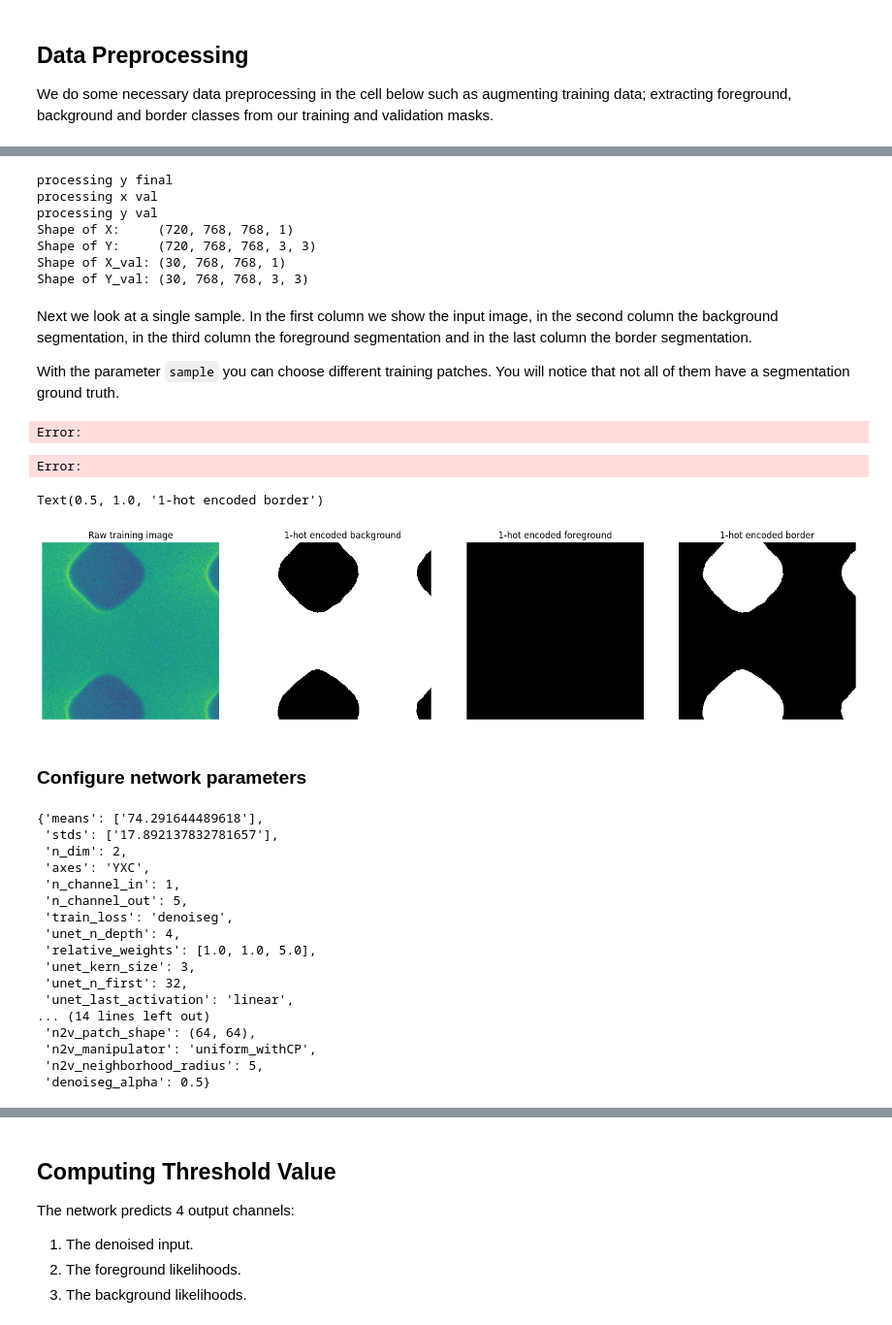
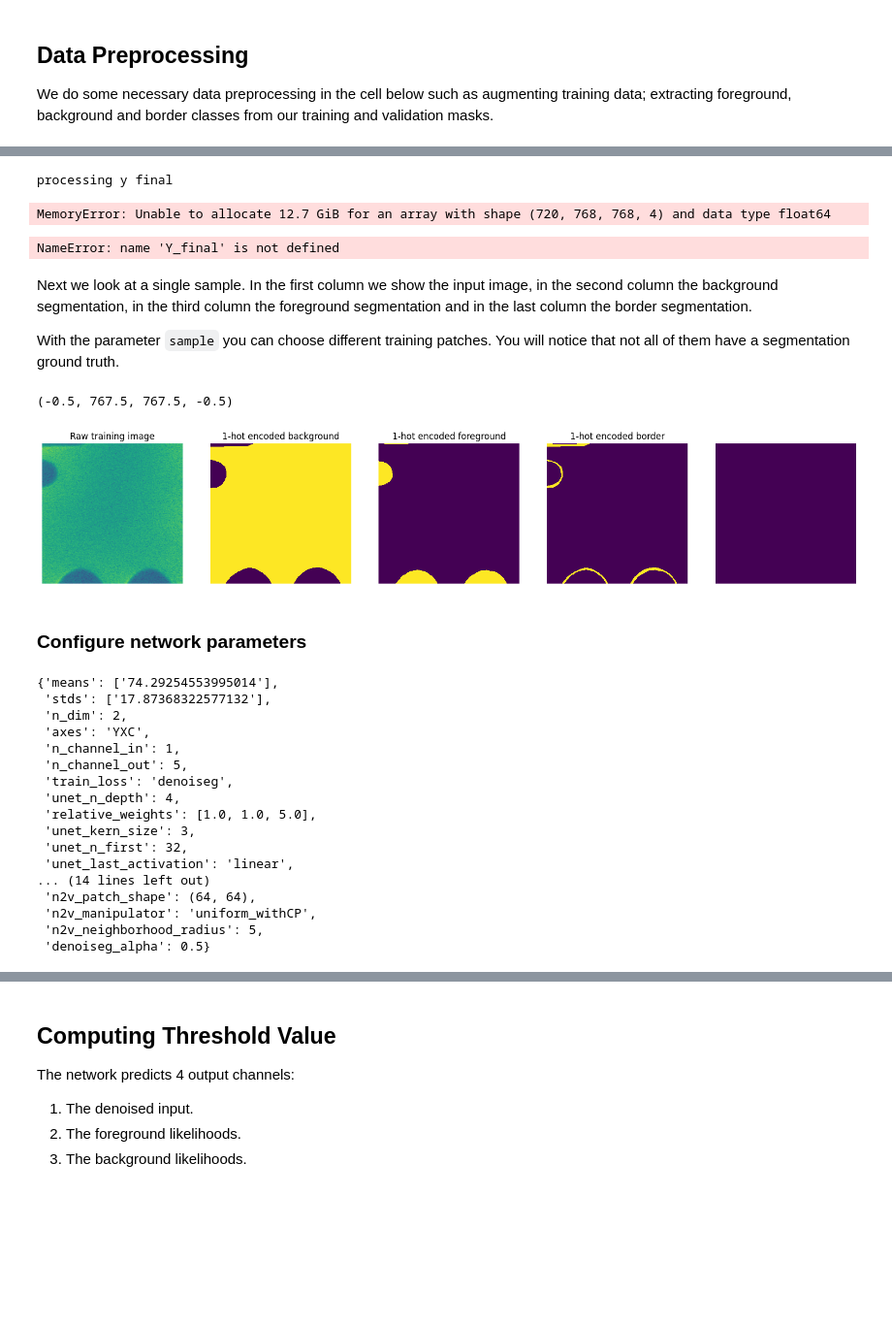
Before and after one commit to sadevans/DenoiSeg, a Jupyter notebook: SBER_YourOwnData_v1.ipynb, the cells around one changed output, grey strips where cells are left out. Shown at 97% size. Saved outputs shown, nothing was run; the diff lists cells and outputs as text; code cells hidden in the pictures; blank space fills up the shorter version.

```diff
--- a/SBER_YourOwnData_v1.ipynb
+++ b/SBER_YourOwnData_v1.ipynb
@@ -62,8 +128,8 @@ image = cv2.imread('./data/cvat_g123/Tile_001-002-000_0-000.png', 3)
 # %% [markdown]
 Here we create zero images for those training and validation images for which segmentation masks are not present. Then we use these zero images along with the images for which segmentation annotations are available for training the DenoiSeg network.
 # %%
-blank_images_train = np.zeros((train_images.shape[0]-available_train_masks.shape[0], available_train_masks.shape[1], available_train_masks.shape[2], available_train_masks.shape[3]))
-blank_images_val = np.zeros((val_images.shape[0]-available_val_masks.shape[0], available_val_masks.shape[1], available_val_masks.shape[2], available_val_masks.shape[3]))
+blank_images_train = np.zeros((len(train_images)-len(available_train_masks), available_train_masks[0].shape[0], available_train_masks[0].shape[1]))
+blank_images_val = np.zeros((len(val_images)-len(available_val_masks), available_val_masks[0].shape[0], available_val_masks[0].shape[1]))
 blank_images_train = blank_images_train.astype("uint16")
 blank_images_val = blank_images_val.astype("uint16")
 
@@ -78,3 +144,10 @@ plot(100, train_images, train_masks, 'train')
 # %% [markdown]
 ## Data Preprocessing
 We do some necessary data preprocessing in the cell below such as augmenting training data; extracting foreground, background and border classes from our training and validation masks.
+# %%
+def onehot_encoding(lbl, n_classes=4, dtype=np.uint32):
+    """ n_classes will be determined by max lbl value if its value is None """
+    onehot = np.zeros((*lbl.shape, n_classes), dtype=dtype)
+    for i in range(n_classes):
+        onehot[lbl == i, ..., i] = 1
+    return onehot
@@ -81,14 +159,24 @@ We do some necessary data preprocessing in the cell below such as augmenting tra
 # %%
 # Here we add the channel dimension to our input images.
 # Dimensionality for training has to be 'SYXC' (Sample, Y-Dimension, X-Dimension, Channel)
-X_final = train_images[... ,np.newaxis]
+n_classes = 4
+
+X_final = np.expand_dims(train_images, 3)
 print('processing y final')
-Y_final = convert_to_oneHot(train_masks, n_classes=3)
+
+Y_final = np.zeros((len(train_masks), *train_masks[0].shape, 4))
+
+for i in range(len(train_masks)):
+    Y_final[i, ...] =  onehot_encoding(train_masks[i], n_classes=n_classes)
 
 print('processing x val')
-X_val_final = val_images[... ,np.newaxis]
+X_val_final = np.expand_dims(val_images, 3)
+
 print('processing y val')
-Y_val_final = convert_to_oneHot(val_masks, n_classes=3)
+Y_val_final = np.zeros((len(val_masks), *val_masks[0].shape, 4))
+
+for i in range(len(val_masks)):
+    Y_val_final[i] =  onehot_encoding(val_masks[i], n_classes=n_classes)
 
 print("Shape of X:     {}".format(X_final.shape))
 print("Shape of Y:     {}".format(Y_final.shape))
@@ -96,43 +184,41 @@ print("Shape of X_val: {}".format(X_val_final.shape))
 print("Shape of Y_val: {}".format(Y_val_final.shape))
 # %% [output]
 processing y final
-processing x val
-processing y val
-Shape of X:     (720, 768, 768, 1)
-Shape of Y:     (720, 768, 768, 3, 3)
-Shape of X_val: (30, 768, 768, 1)
-Shape of Y_val: (30, 768, 768, 3, 3)
+MemoryError: Unable to allocate 12.7 GiB for an array with shape (720, 768, 768, 4) and data type float64
+# %%
+plt.imshow(Y_final[0,...,0])
+plt.show()
+# %% [output]
+NameError: name 'Y_final' is not defined
 # %% [markdown]
 Next we look at a single sample. In the first column we show the input image, in the second column the background segmentation, in the third column the foreground segmentation and in the last column the border segmentation.
 
 With the parameter `sample` you can choose different training patches. You will notice that not all of them have a segmentation ground truth.
-# %%
-np.unique(Y_final)
-# %% [output]
-Error:
-Error:
 # %%
 sample = 100
 plt.figure(figsize=(20,5))
-plt.subplot(1,4,1)
+plt.subplot(1,5,1)
 plt.imshow(X_final[sample,...,0])
 plt.axis('off')
 plt.title('Raw training image')
-plt.subplot(1,4,2)
+plt.subplot(1,5,2)
 plt.imshow(Y_final[sample,...,0], vmin=0, vmax=1, interpolation='nearest')
 plt.axis('off')
 plt.title('1-hot encoded background')
-plt.subplot(1,4,3)
+plt.subplot(1,5,3)
 plt.imshow(Y_final[sample,...,1], vmin=0, vmax=1, interpolation='nearest')
 plt.axis('off')
 plt.title('1-hot encoded foreground')
-plt.subplot(1,4,4)
+plt.subplot(1,5,4)
 plt.imshow(Y_final[sample,...,2], vmin=0, vmax=1, interpolation='nearest')
 plt.axis('off')
 plt.title('1-hot encoded border')
+plt.subplot(1,5,5)
+plt.imshow(Y_final[sample,...,3], vmin=0, vmax=1, interpolation='nearest')
+plt.axis('off')
 # %% [output]
-Text(0.5, 1.0, '1-hot encoded border')
+(-0.5, 767.5, 767.5, -0.5)
-[figure, old version]
+[figure, new version]
 # %% [markdown]
 ### Configure network parameters
 # %%
@@ -143,15 +229,15 @@ train_steps_per_epoch = min(400, max(int(X_final.shape[0]/train_batch_size), 10)
 ### and segmentation tasks by choosing appropriate value for denoiseg_alpha (between 0 and 1; with 0 being
 ### only segmentation and 1 being only denoising. Here we choose denoiseg_alpha = 0.5)
 # %%
-conf = DenoiSegConfig(X_final, unet_kern_size=3, n_channel_in=1, n_channel_out=4, relative_weights = [1.0,1.0,5.0],
+conf = DenoiSegConfig(X_final, unet_kern_size=3, n_channel_in=1, n_channel_out=5, relative_weights = [1.0,1.0,5.0],
                       train_steps_per_epoch=train_steps_per_epoch, train_epochs=120,
                       batch_norm=True, train_batch_size=128, unet_n_first = 32,
                       unet_n_depth=4, denoiseg_alpha=0.5, train_tensorboard=False)
 
 vars(conf)
 # %% [output]
-{'means': ['74.291644489618'],
- 'stds': ['17.892137832781657'],
+{'means': ['74.29254553995014'],
+ 'stds': ['17.87368322577132'],
  'n_dim': 2,
  'axes': 'YXC',
  'n_channel_in': 1,
```
Also changed, not shown: parts of 15 cells of this notebook, 19 other files.
